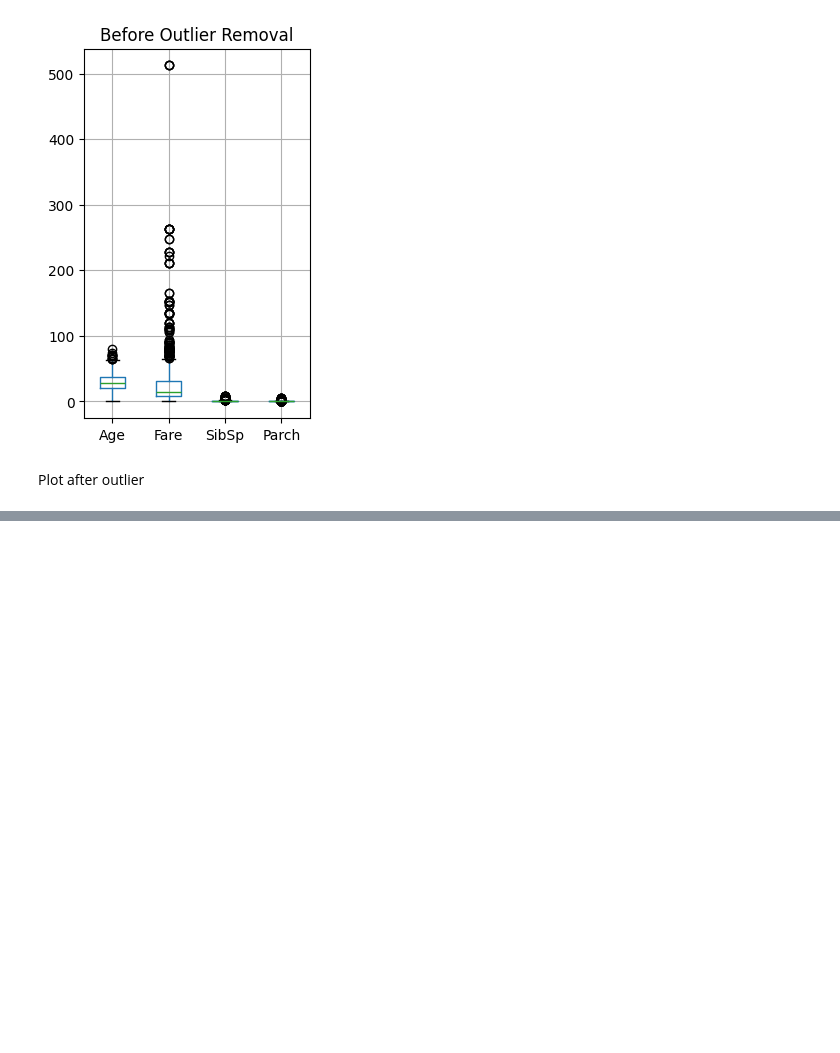
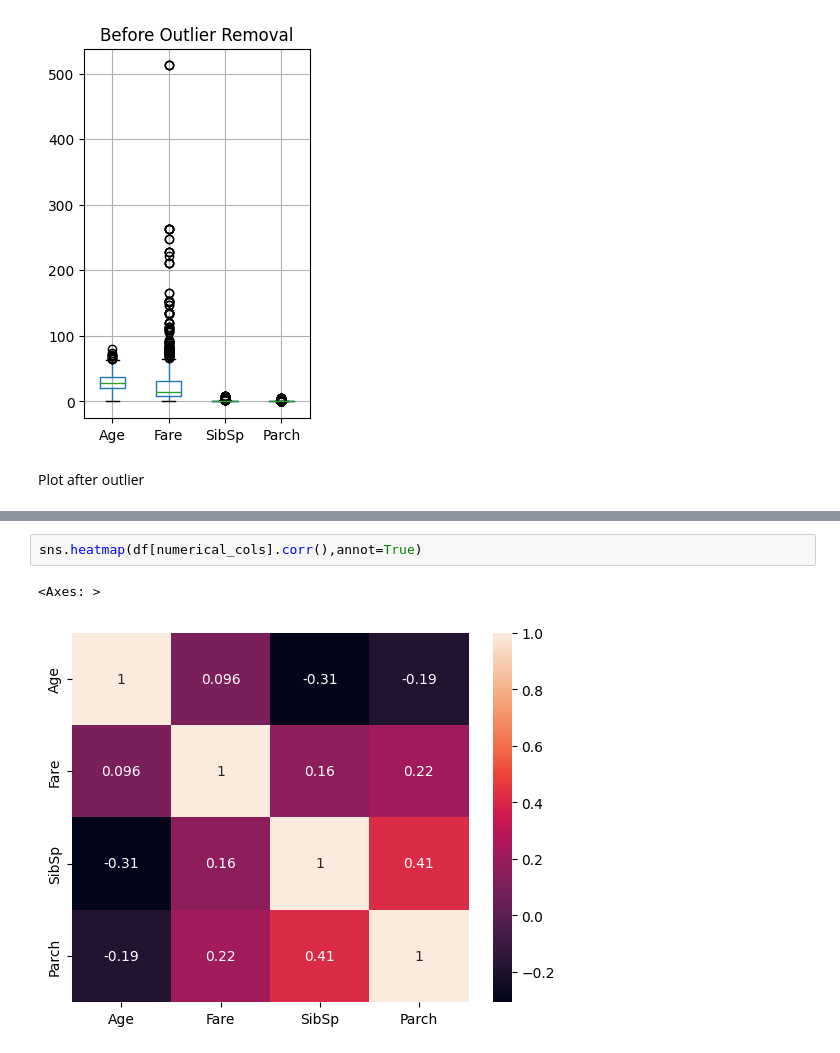
Before and after one commit to Aiswaryabinu/Titanic, a Jupyter notebook: elevate.ipynb, the cells around one changed output, grey strips where cells are left out. Saved outputs shown, nothing was run; the diff lists cells and outputs as text; blank space fills up the shorter version.

```diff
--- a/elevate.ipynb
+++ b/elevate.ipynb
@@ -280,0 +395,5 @@ Text(0.5, 1.0, 'After Outlier Removal')
+# %%
+sns.heatmap(df[numerical_cols].corr(),annot=True)
+# %% [output]
+<Axes: >
+[figure, added]
```
Also changed, not shown: parts of 16 cells of this notebook.
